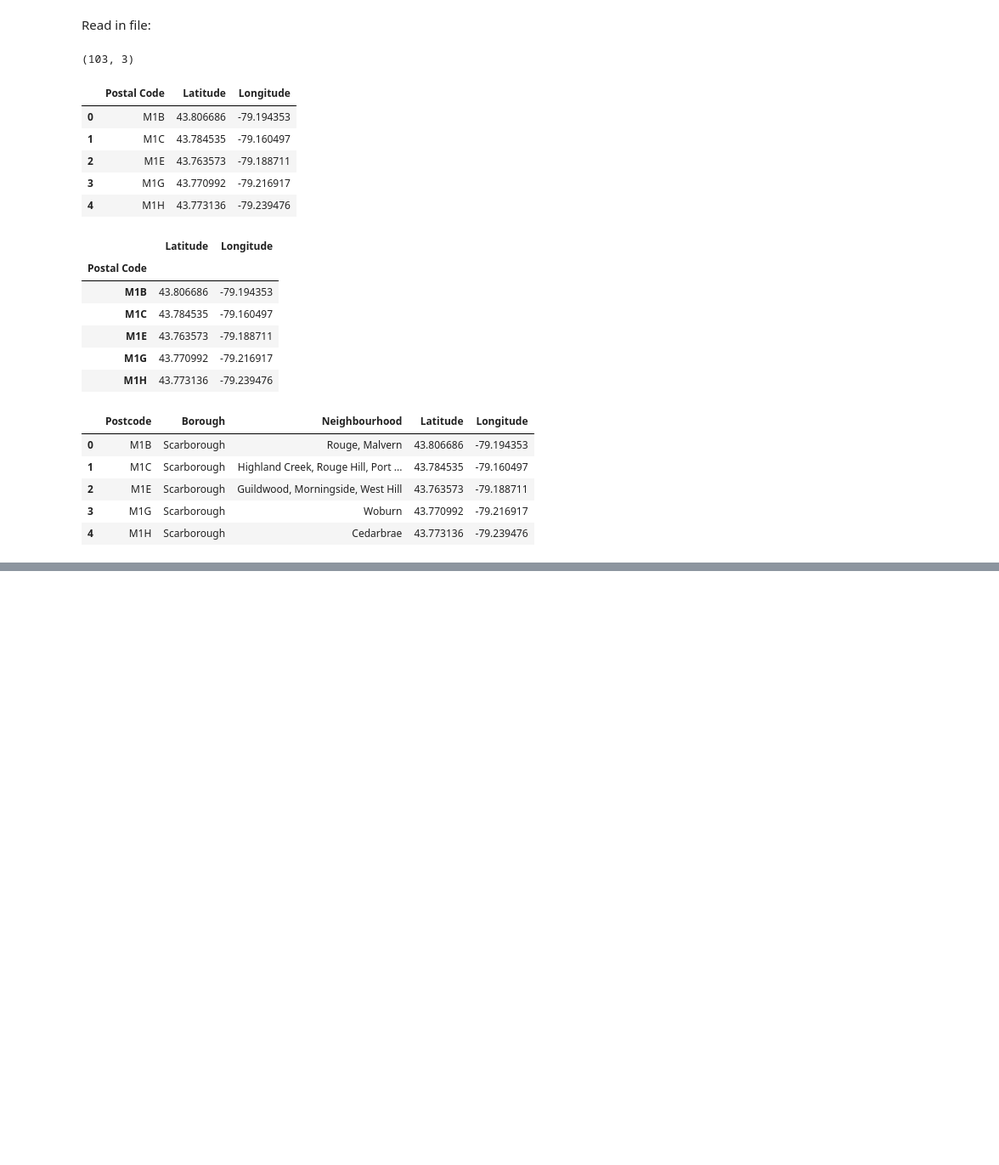
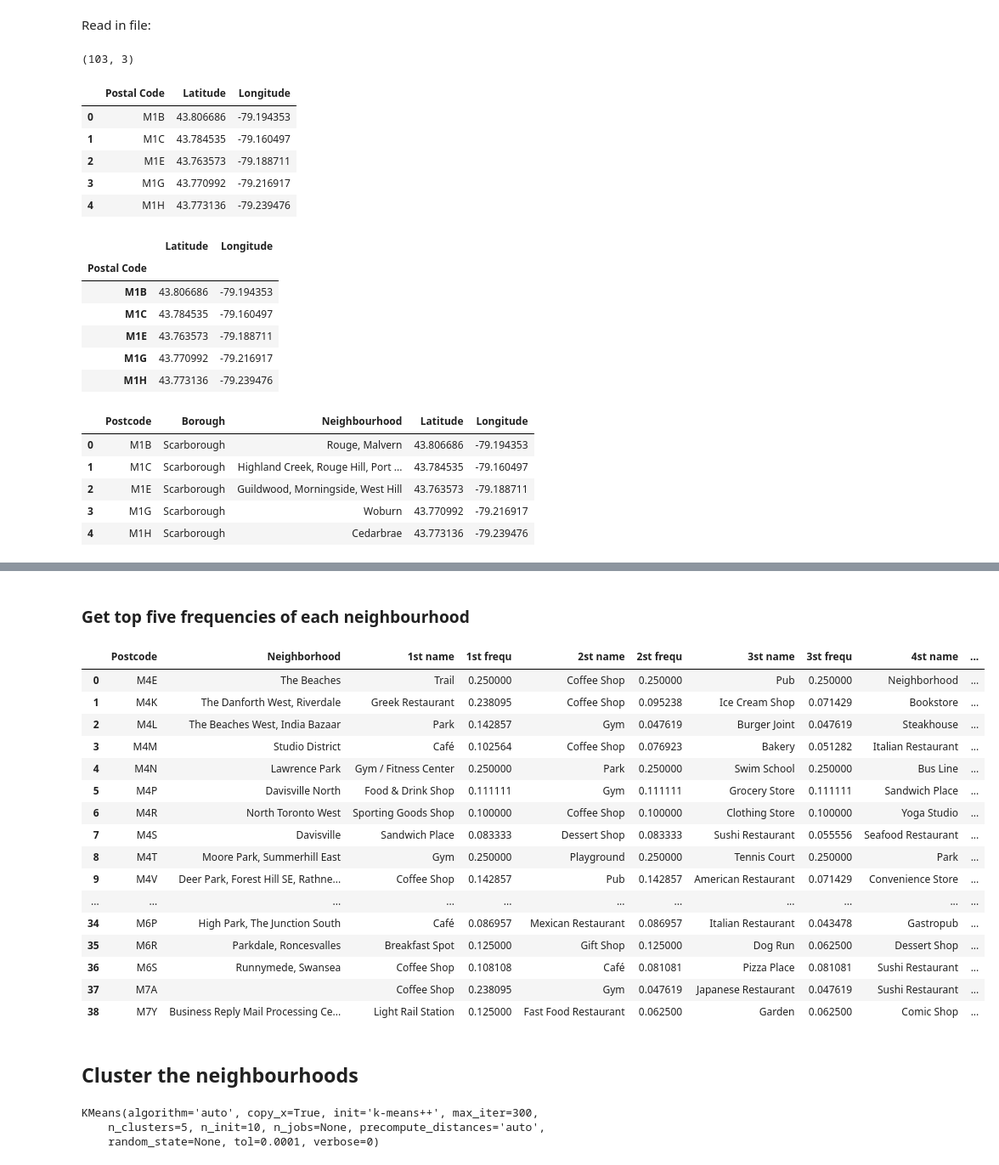
Before and after one commit to julfes/IBM-Data-Science-Capstone, a Jupyter notebook: Capstone_2.ipynb, the cells around one changed output, grey strips where cells are left out. Shown at 85% size. Cells and saved outputs as stored; diff of their text form; code cells hidden in the pictures; blank space fills up the shorter version.

Commit message:
Clustering of neighborhoods in Toronto on the basis of venue data.

```diff
--- a/Capstone_2.ipynb
+++ b/Capstone_2.ipynb
@@ -146,0 +243,19 @@ df_postals.head()
+# %%
+venue_list = []
+for ind, neigh_venues in enumerate(result_list):
+    items = neigh_venues['response']['groups'][0]['items']
+    for item in items:
+        row = []
+        row.append(df_toronto.iloc[ind, 0])
+        row.append(df_toronto.iloc[ind, 1])
+        row.append(df_toronto.iloc[ind, 2])
+        row.append(df_toronto.iloc[ind, 3])
+        row.append(df_toronto.iloc[ind, 4])
+        row.append(item['venue']['name'])
+        row.append(item['venue']['categories'][0]['name'])
+        row.append(item['venue']['location']['lat'])
+        row.append(item['venue']['location']['lng'])
+        venue_list.append(row)
+# %%
+ven_columns = ['Postcode', 'Borough', 'Neighbourhood', 'Neighbourhood_Latitude', 'Neighbourhood_Longitude', 'Venue_Name', 'Venue_Category', 'Venue_Latitude', 'Venue_Longitude']
+df_venues = pd.DataFrame(venue_list, columns=ven_columns)
@@ -146,0 +312,5 @@ df_postals.head()
+# %%
+df_category_counts = pd.get_dummies(df_venues.Venue_Category)
+df_category_counts['Neighbourhood'] = df_venues['Neighbourhood']
+df_category_counts['Postcode'] = df_venues['Postcode']
+df_category_counts = df_category_counts.groupby(['Postcode','Neighbourhood']).mean().reset_index()
@@ -146,0 +327,39 @@ df_postals.head()
+# %% [markdown]
+### Get top five frequencies of each neighbourhood
+# %%
+stat_list = []
+for num, row in df_category_counts.iterrows():
+    code = row['Postcode']
+    name = row['Neighbourhood']
+    stat_row = [code, name]
+    values = row[2:].astype(float).sort_values(ascending=False)
+    values = values/values.sum()
+
+    for ind in range(0,5):
+        stat_row.append(values.index[ind])
+        stat_row.append(values[ind])
+    stat_list.append(stat_row)
+
+df_stats = pd.DataFrame(stat_list, columns=['Postcode', 'Neighborhood', '1st name', '1st frequ', '2st name', '2st frequ', '3st name', '3st frequ', '4st name', '4st frequ', '5st name', '5st frequ'])
+# %%
+df_stats
+# %% [output]
+|  | Postcode | Neighborhood | 1st name | 1st frequ | 2st name | 2st frequ | 3st name | 3st frequ | 4st name | ... |
+| 0 | M4E | The Beaches | Trail | 0.250000 | Coffee Shop | 0.250000 | Pub | 0.250000 | Neighborhood | ... |
+| 1 | M4K | The Danforth West, Riverdale | Greek Restaurant | 0.238095 | Coffee Shop | 0.095238 | Ice Cream Shop | 0.071429 | Bookstore | ... |
+| 2 | M4L | The Beaches West, India Bazaar | Park | 0.142857 | Gym | 0.047619 | Burger Joint | 0.047619 | Steakhouse | ... |
+| 3 | M4M | Studio District | Café | 0.102564 | Coffee Shop | 0.076923 | Bakery | 0.051282 | Italian Restaurant | ... |
+| 4 | M4N | Lawrence Park | Gym / Fitness Center | 0.250000 | Park | 0.250000 | Swim School | 0.250000 | Bus Line | ... |
+| 5 | M4P | Davisville North | Food & Drink Shop | 0.111111 | Gym | 0.111111 | Grocery Store | 0.111111 | Sandwich Place | ... |
+| 6 | M4R | North Toronto West | Sporting Goods Shop | 0.100000 | Coffee Shop | 0.100000 | Clothing Store | 0.100000 | Yoga Studio | ... |
+| 7 | M4S | Davisville | Sandwich Place | 0.083333 | Dessert Shop | 0.083333 | Sushi Restaurant | 0.055556 | Seafood Restaurant | ... |
+| 8 | M4T | Moore Park, Summerhill East | Gym | 0.250000 | Playground | 0.250000 | Tennis Court | 0.250000 | Park | ... |
+| 9 | M4V | Deer Park, Forest Hill SE, Rathne... | Coffee Shop | 0.142857 | Pub | 0.142857 | American Restaurant | 0.071429 | Convenience Store | ... |
+| ... | ... | ... | ... | ... | ... | ... | ... | ... | ... | ... |
+| 34 | M6P | High Park, The Junction South | Café | 0.086957 | Mexican Restaurant | 0.086957 | Italian Restaurant | 0.043478 | Gastropub | ... |
+| 35 | M6R | Parkdale, Roncesvalles | Breakfast Spot | 0.125000 | Gift Shop | 0.125000 | Dog Run | 0.062500 | Dessert Shop | ... |
+| 36 | M6S | Runnymede, Swansea | Coffee Shop | 0.108108 | Café | 0.081081 | Pizza Place | 0.081081 | Sushi Restaurant | ... |
+| 37 | M7A |  | Coffee Shop | 0.238095 | Gym | 0.047619 | Japanese Restaurant | 0.047619 | Sushi Restaurant | ... |
+| 38 | M7Y | Business Reply Mail Processing Ce... | Light Rail Station | 0.125000 | Fast Food Restaurant | 0.062500 | Garden | 0.062500 | Comic Shop | ... |
+# %% [markdown]
+## Cluster the neighbourhoods
@@ -146,0 +369,8 @@ df_postals.head()
+# %%
+clusters = 5
+kmean = KMeans(n_clusters=clusters)
+kmean.fit(df_category_counts.iloc[:, 2:])
+# %% [output]
+KMeans(algorithm='auto', copy_x=True, init='k-means++', max_iter=300,
+    n_clusters=5, n_init=10, n_jobs=None, precompute_distances='auto',
+    random_state=None, tol=0.0001, verbose=0)
```
Also changed, not shown: parts of 46 cells of this notebook.
